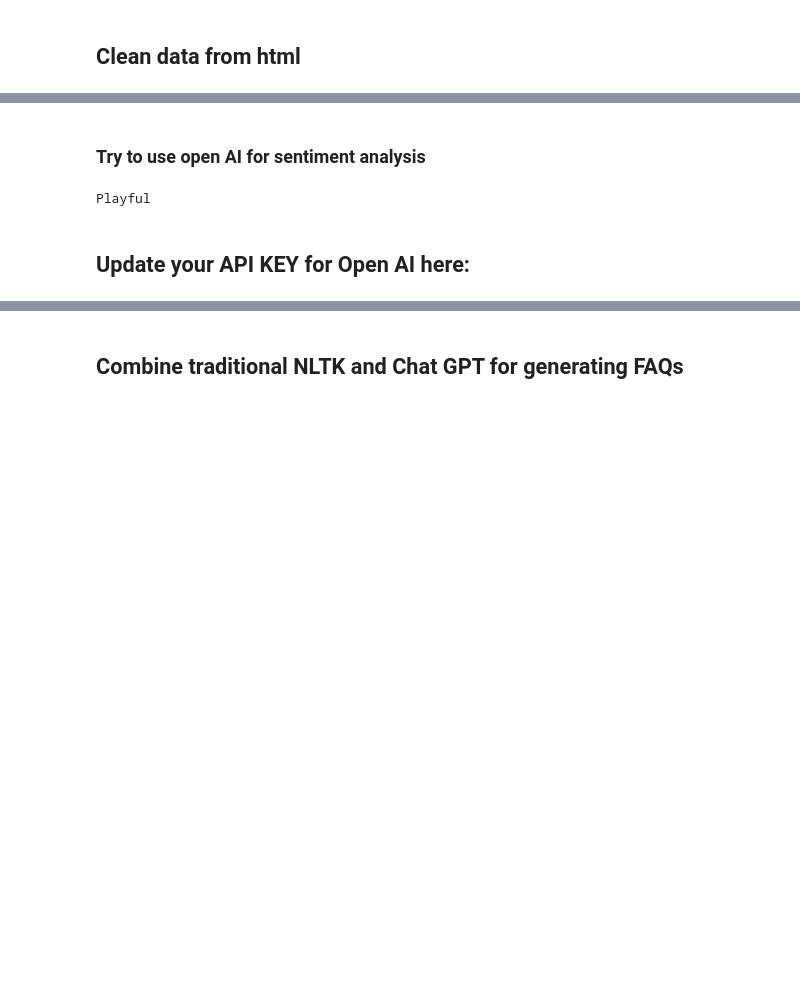
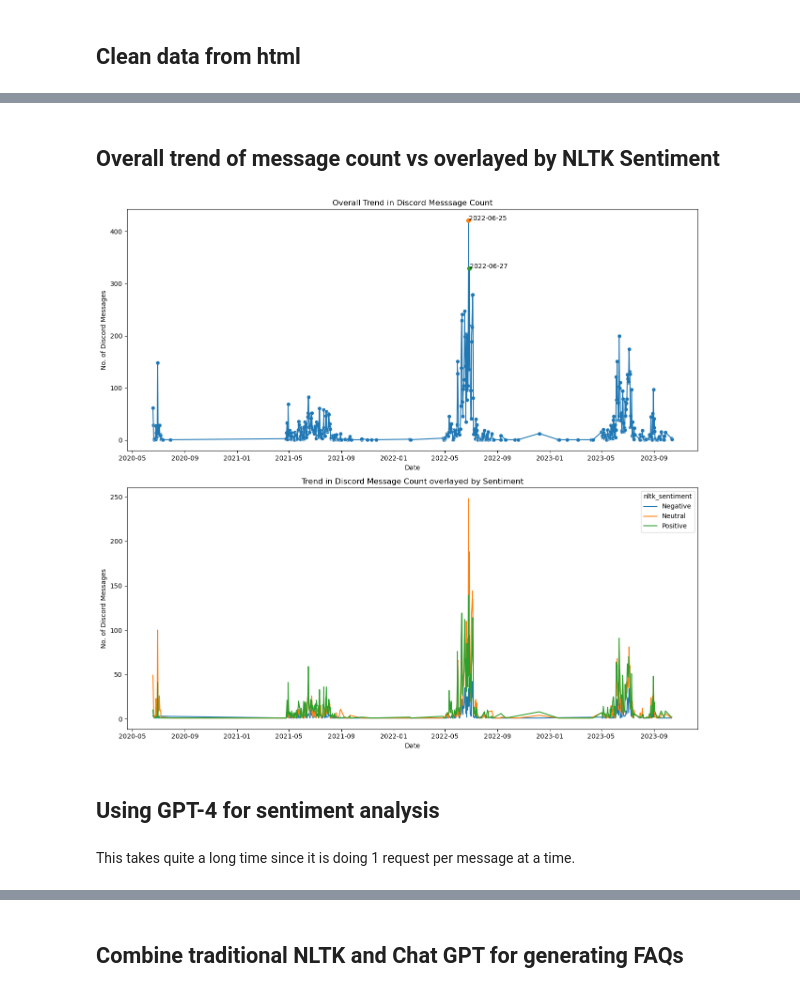
Before and after one commit to iot-lnu/Research-DiscordAnalysis, a Jupyter notebook: Discord-AI.ipynb, the cells around one changed output, grey strips where cells are left out. Cells and saved outputs as stored; diff of their text form; code cells hidden in the pictures; blank space fills up the shorter version.

```diff
--- a/Discord-AI.ipynb
+++ b/Discord-AI.ipynb
@@ -135,26 +170,36 @@ df_messages['sentiment'].resample('D').mean().rolling(window=7).mean().plot()
+# %% [markdown]
+## Overall trend of message count vs overlayed by NLTK Sentiment
+# %%
+df = df_messages
+df_grouped_date_sentiment = df.groupby(by=["date_only","nltk_sentiment"],as_index=False).count()
+df_grouped_date = df.groupby(by=["date_only"],as_index=False).count()
+df_grouped_date = df_grouped_date[["date_only","message"]]
+df_grouped_date_sentiment = df_grouped_date_sentiment[["date_only","nltk_sentiment","message"]]
+max_2 = df_grouped_date.sort_values(by="message",ascending=False).iloc[:2]
+fig = plt.subplots(2,1,figsize=(13,12))
+plt.subplot(2,1,1)
+sns.lineplot(data=df_grouped_date , x="date_only",y="message")
+sns.scatterplot(data=df_grouped_date , x="date_only",y="message")
+plt.ylabel("No. of Discord Messages")
+plt.xlabel("Date")
+plt.title("Overall Trend in Discord Messsage Count")
+plt.text(max_2["date_only"].iloc[1]+timedelta(days=1), max_2["message"].iloc[1], str(max_2["date_only"].iloc[1]))
+plt.text(max_2["date_only"].iloc[0]+timedelta(days=1), max_2["message"].iloc[0], str(max_2["date_only"].iloc[0]))
+plt.plot(max_2["date_only"].iloc[0], max_2["message"].iloc[0],marker='o')
+plt.plot(max_2["date_only"].iloc[1], max_2["message"].iloc[1],marker='o')
+plt.tight_layout()
+plt.subplot(2,1,2)
+sns.lineplot(data=df_grouped_date_sentiment , x="date_only",y="message", hue="nltk_sentiment", legend="full")
+plt.ylabel("No. of Discord Messages")
+plt.xlabel("Date")
+plt.title("Trend in Discord Message Count overlayed by Sentiment")
+plt.tight_layout()
+# %% [output]
+[figure, added]
 # %% [markdown]
-### Try to use open AI for sentiment analysis
+## Using GPT-4 for sentiment analysis
-# %%
-import openai
-
-#BE CAREFUL TO NOT TO SHARE/PUSH TO GIT YOUR API KEy
-# Put your APIKey
-openai.api_key = 'APIKey'
-response = openai.ChatCompletion.create(
-      model="gpt-3.5-turbo",
-      messages=[
-            {"role": "system", "content": "You are an assistant that can analyze the sentiment of a piece of text. Give your answer as one word only but not just positive or negative."},
-            {"role": "user", "content": f"What's the sentiment of the following text: 'TESTING YOU HAHAHA'"}
-        ]
-    )
-
-# Extract only the assistant's reply
-sentiment = response['choices'][0]['message']['content']
-print(sentiment)
-# %% [output]
-Playful
-# %% [markdown]
-## Update your API KEY for Open AI here:
+# %% [markdown]
+This takes quite a long time since it is doing 1 request per message at a time.
 # %%
 import openai
 
```
Also changed, not shown: parts of 22 cells of this notebook.
